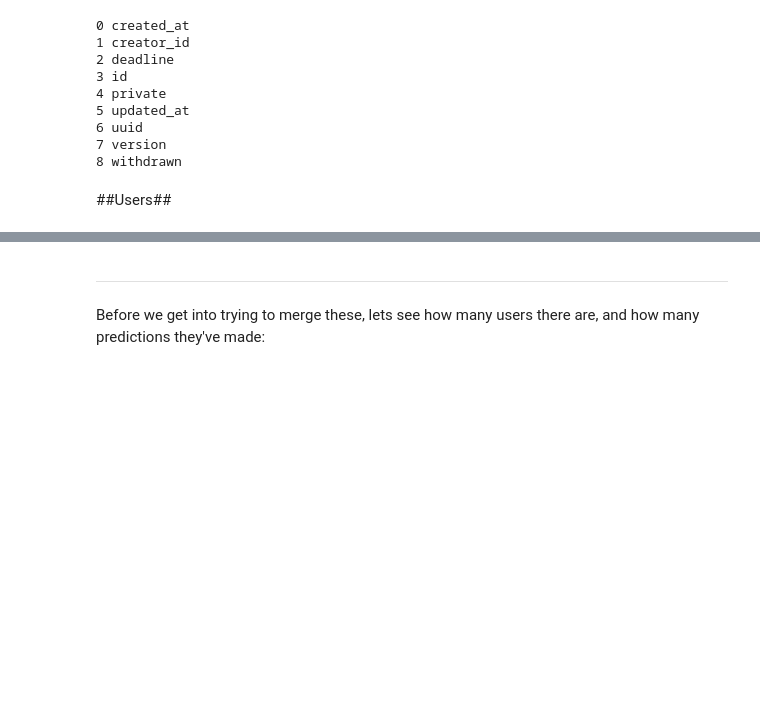
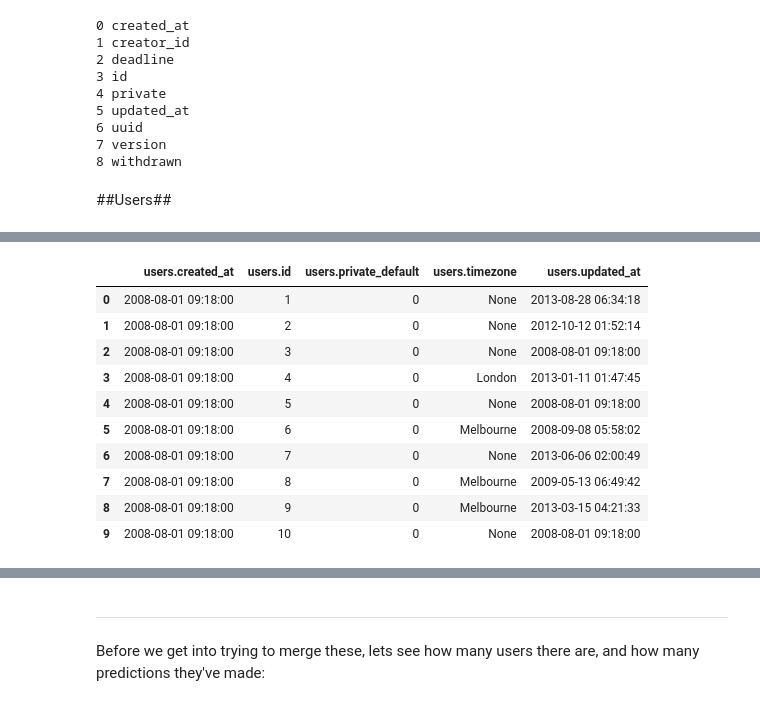
Before and after one commit to notionparallax/GA-DataScience, a Jupyter notebook: Prediction book analysis/PB exploration.ipynb, the cells around one changed output, grey strips where cells are left out. Cells and saved outputs as stored; diff of their text form; code cells hidden in the pictures; blank space fills up the shorter version.

```diff
--- a/Prediction book analysis/PB exploration.ipynb
+++ b/Prediction book analysis/PB exploration.ipynb
@@ -118,5 +121,5 @@ for idx, key in enumerate(keys):
 # %% [markdown]
 ##Users##
 # %%
-print queryAsTable("""select * from  mysql.users""", maxrows=10).to_string(index=None)
+queryAsTable("""select * from  mysql.users""", maxrows=10)
 # %% [output]
@@ -134 +126,12 @@ print queryAsTable("""select * from  mysql.users""", maxrows=10).to_string(index
+|  | users.created_at | users.id | users.private_default | users.timezone | users.updated_at |
+| 0 | 2008-08-01 09:18:00 | 1 | 0 | None | 2013-08-28 06:34:18 |
+| 1 | 2008-08-01 09:18:00 | 2 | 0 | None | 2012-10-12 01:52:14 |
+| 2 | 2008-08-01 09:18:00 | 3 | 0 | None | 2008-08-01 09:18:00 |
+| 3 | 2008-08-01 09:18:00 | 4 | 0 | London | 2013-01-11 01:47:45 |
+| 4 | 2008-08-01 09:18:00 | 5 | 0 | None | 2008-08-01 09:18:00 |
+| 5 | 2008-08-01 09:18:00 | 6 | 0 | Melbourne | 2008-09-08 05:58:02 |
+| 6 | 2008-08-01 09:18:00 | 7 | 0 | None | 2013-06-06 02:00:49 |
+| 7 | 2008-08-01 09:18:00 | 8 | 0 | Melbourne | 2009-05-13 06:49:42 |
+| 8 | 2008-08-01 09:18:00 | 9 | 0 | Melbourne | 2013-03-15 04:21:33 |
+| 9 | 2008-08-01 09:18:00 | 10 | 0 | None | 2008-08-01 09:18:00 |
 # %%
```
Also changed, not shown: parts of 13 cells of this notebook.
